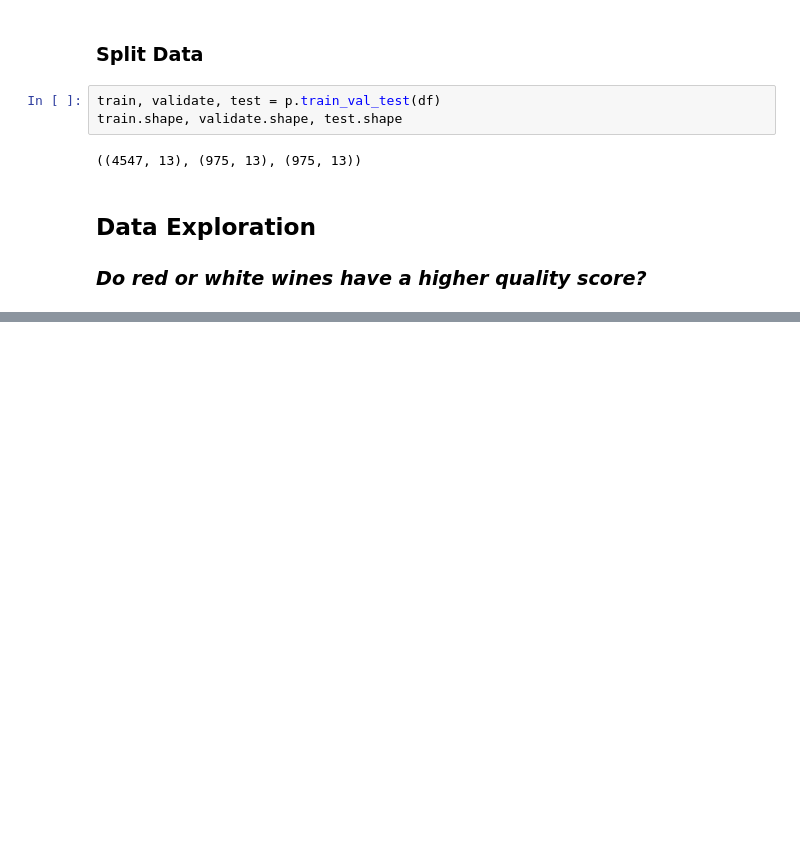
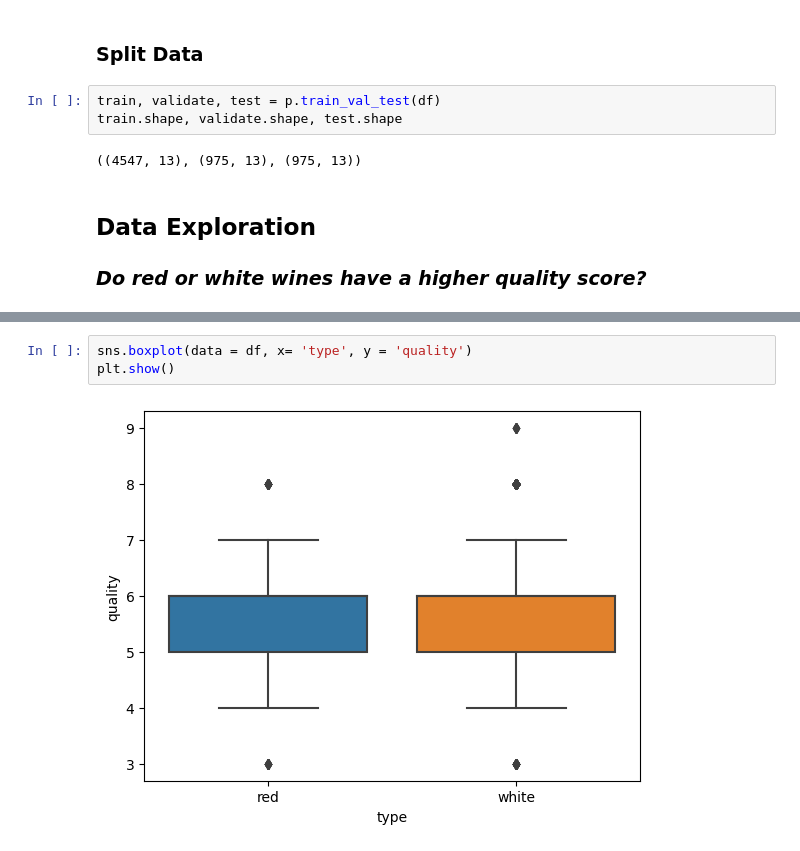
Before and after one commit to wine-clustering-project/wine-cluster, a Jupyter notebook: working_notebook_nick.ipynb, the cells around one changed output, grey strips where cells are left out. Saved outputs shown, nothing was run; the diff lists cells and outputs as text; blank space fills up the shorter version.

```diff
--- a/working_notebook_nick.ipynb
+++ b/working_notebook_nick.ipynb
@@ -198,0 +224,5 @@ train.shape, validate.shape, test.shape
+# %%
+sns.boxplot(data = df, x= 'type', y = 'quality')
+plt.show()
+# %% [output]
+[figure, added]
```
Also changed, not shown: parts of 78 cells of this notebook, 2 other files.
